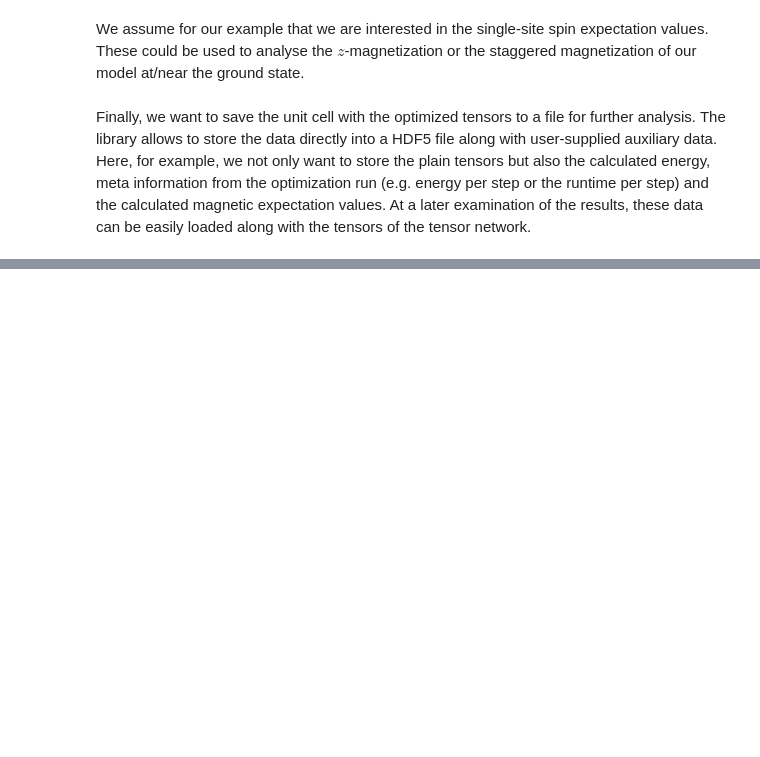
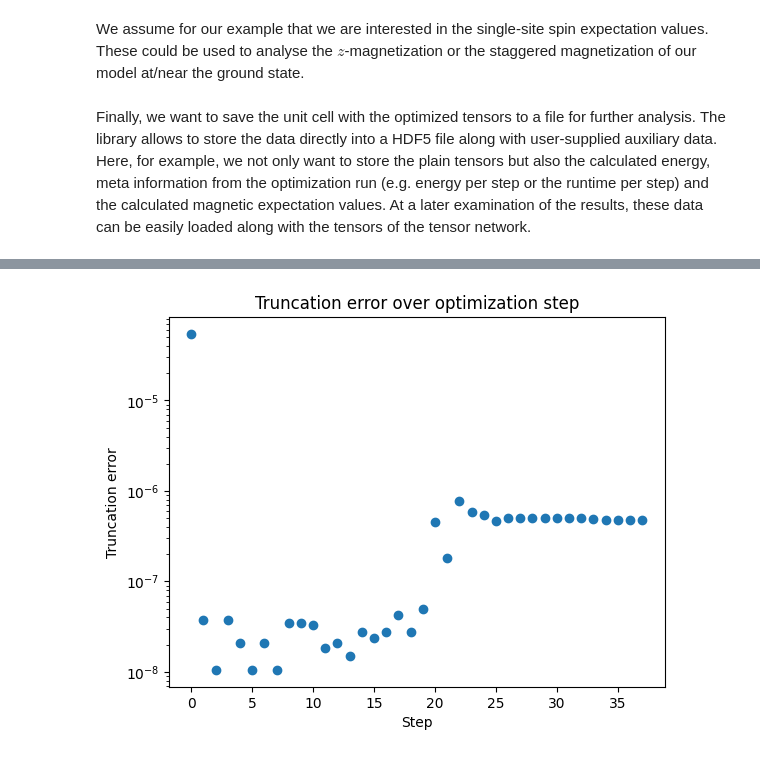
Before and after one commit to variPEPS/variPEPS_Python, a Jupyter notebook: examples/heisenberg_afm_square.ipynb, the cells around one changed output, grey strips where cells are left out. Saved outputs shown, nothing was run; the diff lists cells and outputs as text; code cells hidden in the pictures; blank space fills up the shorter version.

```diff
--- a/examples/heisenberg_afm_square.ipynb
+++ b/examples/heisenberg_afm_square.ipynb
@@ -167,0 +385,9 @@ Finally, we want to save the unit cell with the optimized tensors to a file for
+# %%
+plt.scatter(jnp.arange(len(result.max_trunc_error_list[0])), result.max_trunc_error_list[0])
+plt.yscale("log")
+plt.xlabel("Step")
+plt.ylabel("Truncation error")
+plt.title("Truncation error over optimization step")
+plt.show()
+# %% [output]
+[figure, added]
```
Also changed, not shown: parts of 7 cells of this notebook.
